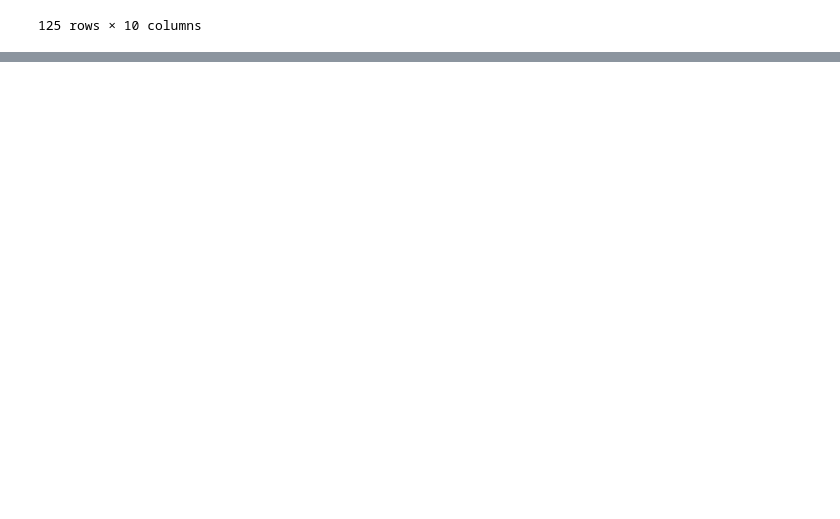
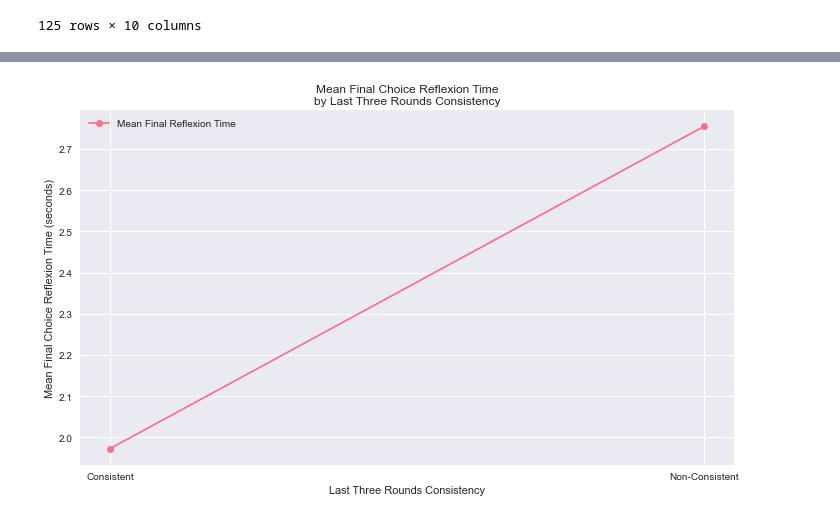
Before and after one commit to gguiomar/cog-schema, a Jupyter notebook: dataset/DataExplorer.ipynb, the cells around one changed output, grey strips where cells are left out. Cells and saved outputs as stored; diff of their text form; code cells hidden in the pictures; blank space fills up the shorter version.

```diff
--- a/dataset/DataExplorer.ipynb
+++ b/dataset/DataExplorer.ipynb
@@ -258,0 +461,48 @@ Standard deviation: 38.19 seconds
+# %%
+import numpy as np
+import matplotlib.pyplot as plt
+
+
+def last_three_consistency(group):
+    last_three = group.sort_values("round").tail(3)
+    if len(last_three) < 3:
+        return np.nan
+    return last_three["chosen_quadrant"].nunique() == 1
+
+# Apply the consistency logic
+consistency_flag = choices_df.groupby("game_id").apply(last_three_consistency)
+games_df["last3_consistent"] = games_df["game_id"].map(consistency_flag)
+
+
+valid_games = games_df[
+    games_df["final_choice_reflexion_time"].notnull() &
+    games_df["last3_consistent"].notnull() &
+    (games_df["final_choice_reflexion_time"] <= 10)
+].copy()
+
+
+grouped_consistency = (
+    valid_games.groupby("last3_consistent")["final_choice_reflexion_time"]
+    .mean()
+    .reset_index()
+)
+
+grouped_consistency["Consistency"] = grouped_consistency["last3_consistent"].map({
+    True: "Consistent",
+    False: "Non-Consistent"
+})
+grouped_consistency = grouped_consistency.sort_values("Consistency")
+
+
+plt.figure(figsize=(10, 6))
+plt.plot(grouped_consistency["Consistency"], grouped_consistency["final_choice_reflexion_time"],
+         marker='o', linestyle='-', label='Mean Final Reflexion Time')
+plt.xlabel("Last Three Rounds Consistency")
+plt.ylabel("Mean Final Choice Reflexion Time (seconds)")
+plt.title("Mean Final Choice Reflexion Time\nby Last Three Rounds Consistency")
+plt.grid(True)
+plt.legend()
+plt.tight_layout()
+plt.show()
+# %% [output]
+[figure, added]
```
Also changed, not shown: parts of 8 cells of this notebook.
